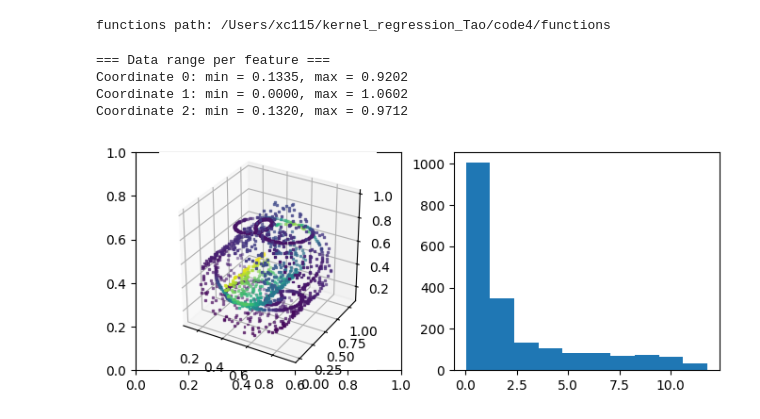
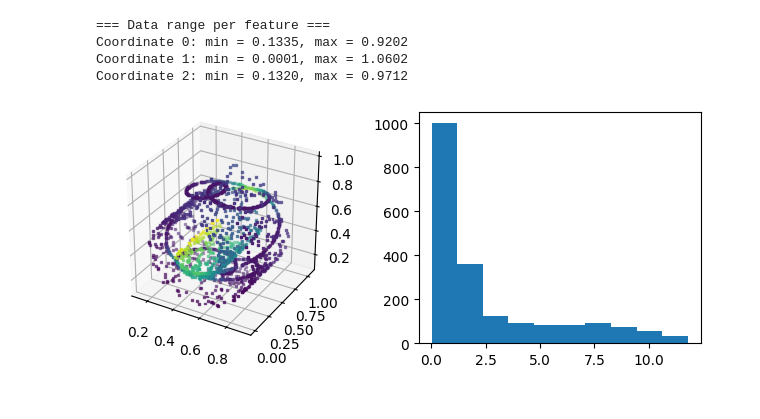
Before and after one commit to taotangtt/gp-manifold-regression, a Jupyter notebook: demos/swiss_roll_curve_demo.ipynb, the cells around one changed output. Saved outputs shown, nothing was run; the diff lists cells and outputs as text; code cells hidden in the pictures.

```diff
--- a/demos/swiss_roll_curve_demo.ipynb
+++ b/demos/swiss_roll_curve_demo.ipynb
@@ -5,10 +5,6 @@ import os
 functions_path = os.path.abspath(os.path.join('..', 'functions'))
 if functions_path not in sys.path:
     sys.path.append(functions_path)
-# %%
-print("functions path:", functions_path)
-# %% [output]
-functions path: /Users/xc115/kernel_regression_Tao/code4/functions
 # %%
 import numpy as np
 import matplotlib.pyplot as plt
@@ -23,35 +19,34 @@ np.random.seed(2025)
 # %%
 # visualize data and check value range
 X, Y_de, Y = swiss_roll_curve(n_data = 20000, sigma_noise = 0.1, f= swiss_roll_response)
 
 print("=== Data range per feature ===")
 X_max = np.max(X, axis=0)
 X_min = np.min(X, axis=0)
 for i, (min_val, max_val) in enumerate(zip(X_min, X_max)):
     print(f"Coordinate {i}: min = {min_val:.4f}, max = {max_val:.4f}")
 
 X, Y_true, Y_noise = swiss_roll_curve(n_data = 2000, f = swiss_roll_response)
 x = X[:,0]
 y = X[:,1]
 z_1 = X[:,2]
 colo = Y_true
 
 fig = plt.figure(figsize=(8, 3))
-plt.subplot(121)
-ax = fig.add_subplot(121, projection='3d')
+ax = plt.subplot(121, projection='3d')
 color_map = pylab.cm.ScalarMappable()
 color_map.set_array(colo)
 ax.scatter(x, y, z_1, marker='s', s=2, c= colo)
 ax.set_box_aspect([1,1,1])
 plt.subplot(122)
 plt.hist(Y_true)
 plt.show()
 # %% [output]
 === Data range per feature ===
 Coordinate 0: min = 0.1335, max = 0.9202
-Coordinate 1: min = 0.0000, max = 1.0602
+Coordinate 1: min = 0.0001, max = 1.0602
 Coordinate 2: min = 0.1320, max = 0.9712
-[figure, old version]
+[figure, new version]
 # %%
 # parameters for all baselines
 
```
Also changed, not shown: parts of 9 cells of this notebook, 2 other files.
